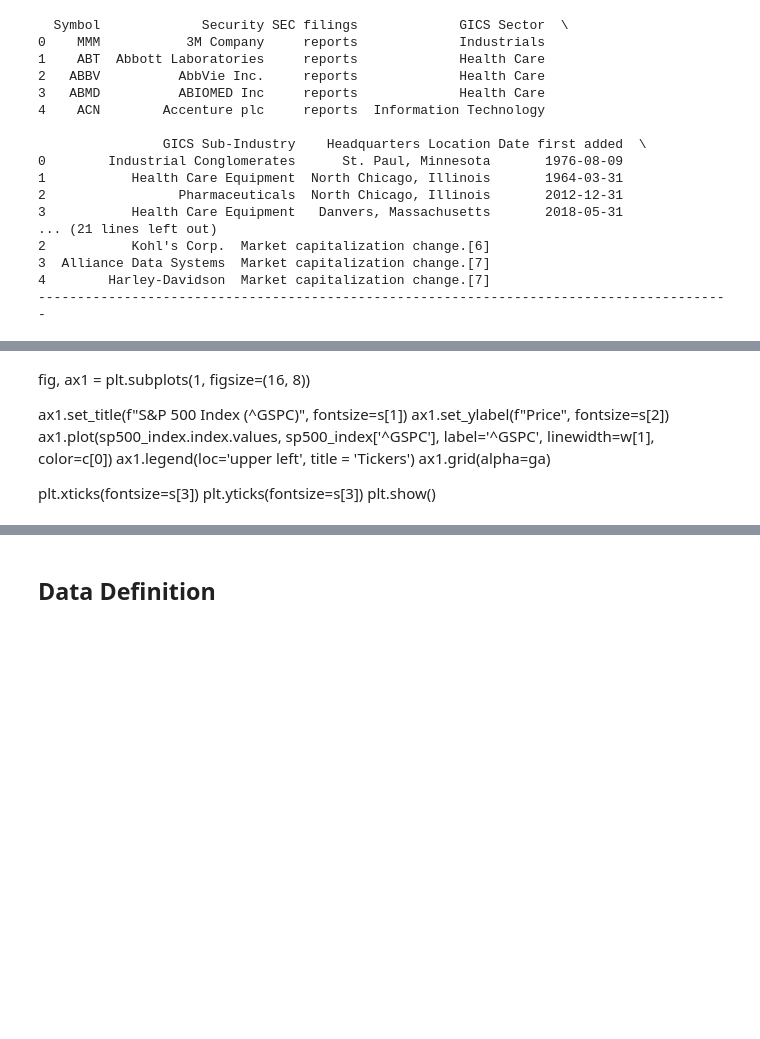
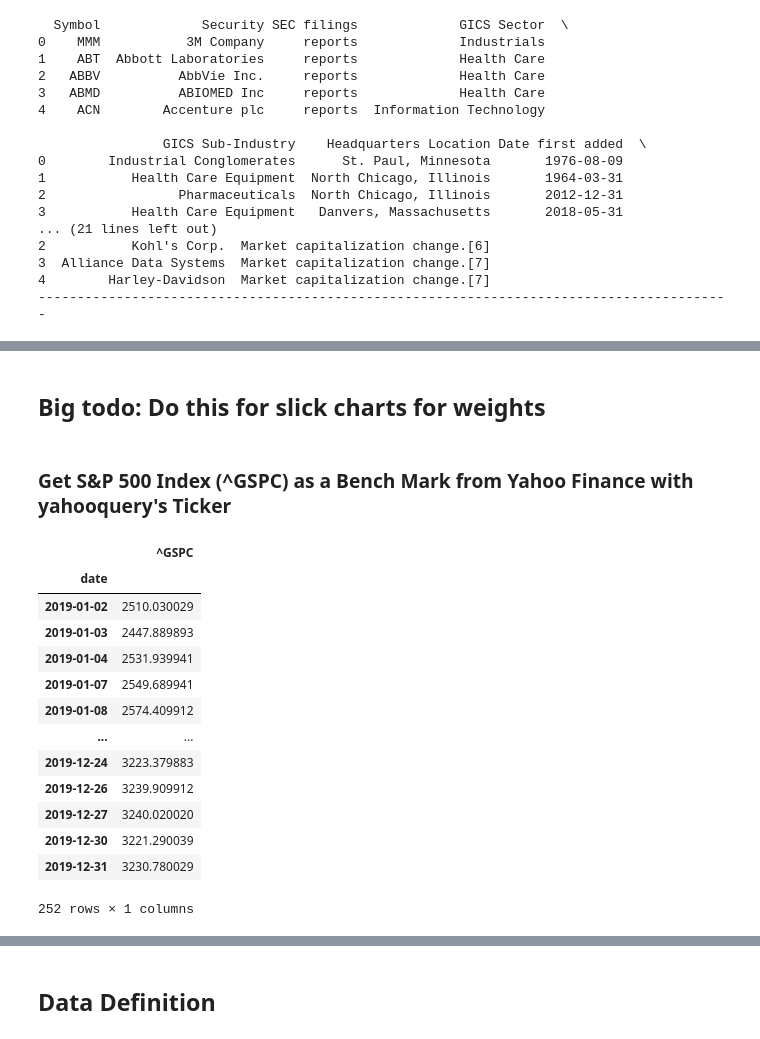
Before and after one commit to jujbates/Portfolio-Optimization, a Jupyter notebook: notebooks/exploratory/2.0-jujbates-S&P500-PO_data_wrangling.ipynb, the cells around one changed output, grey strips where cells are left out. Cells and saved outputs as stored; diff of their text form; code cells hidden in the pictures; blank space fills up the shorter version.

```diff
--- a/notebooks/exploratory/2.0-jujbates-S&P500-PO_data_wrangling.ipynb
+++ b/notebooks/exploratory/2.0-jujbates-S&P500-PO_data_wrangling.ipynb
@@ -277,17 +345,7 @@ sp500_index
+# %% [markdown]
+## Big todo: Do this for slick charts for weights
 # %%
 # from src.util import SP500SymbolDataRequest
 
 # sp500_sdr = SP500SymbolDataRequest()
 # sp500_sdr.to_csv(project_dir + data_interim_dir + 'SP500_from_wiki.csv')
-# %% [markdown]
-fig, ax1 = plt.subplots(1, figsize=(16, 8))
-
-ax1.set_title(f"S&P 500 Index (^GSPC)", fontsize=s[1])
-ax1.set_ylabel(f"Price", fontsize=s[2])
-ax1.plot(sp500_index.index.values, sp500_index['^GSPC'], label='^GSPC', linewidth=w[1], color=c[0])
-ax1.legend(loc='upper left', title = 'Tickers')
-ax1.grid(alpha=ga)
-
-plt.xticks(fontsize=s[3])
-plt.yticks(fontsize=s[3])
-plt.show()
@@ -295,0 +352,28 @@ plt.show()
+# %% [markdown]
+### Get S&P 500 Index (^GSPC) as a Bench Mark from Yahoo Finance with yahooquery's Ticker
+# %%
+tickers = Ticker('^GSPC', asynchronous=True)
+yf_data = tickers.history(start=start_date, end=end_date)
+yf_data = yf_data.adjclose
+df = yf_data.reset_index(level='symbol')
+
+table = df.pivot(columns='symbol')
+
+table.columns = [col[1] for col in table.columns]
+sp500_index = table
+sp500_index
+# %% [output]
+|  | ^GSPC |
+| date |  |
+| 2019-01-02 | 2510.030029 |
+| 2019-01-03 | 2447.889893 |
+| 2019-01-04 | 2531.939941 |
+| 2019-01-07 | 2549.689941 |
+| 2019-01-08 | 2574.409912 |
+| ... | ... |
+| 2019-12-24 | 3223.379883 |
+| 2019-12-26 | 3239.909912 |
+| 2019-12-27 | 3240.020020 |
+| 2019-12-30 | 3221.290039 |
+| 2019-12-31 | 3230.780029 |
+252 rows × 1 columns
```
Also changed, not shown: parts of 55 cells of this notebook.
